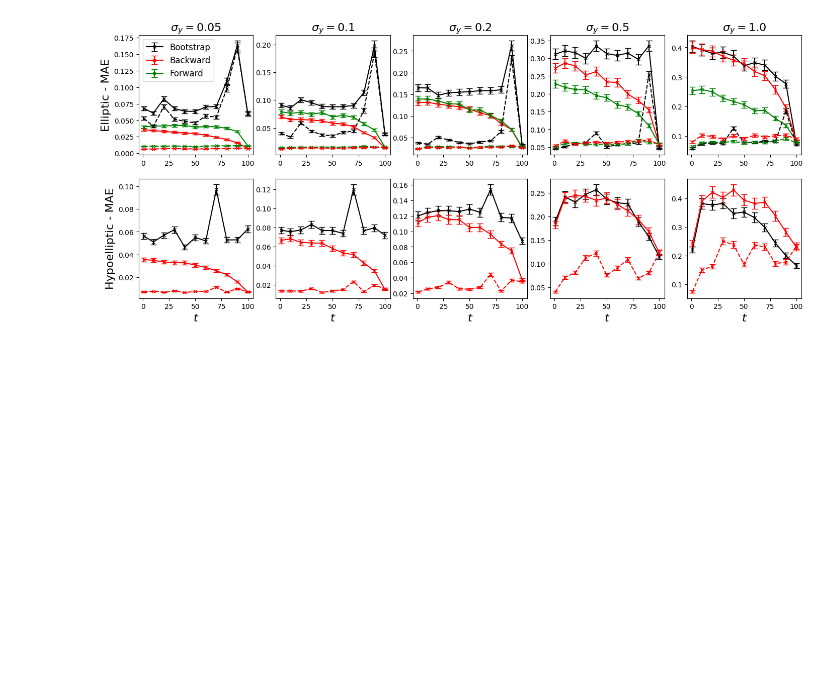
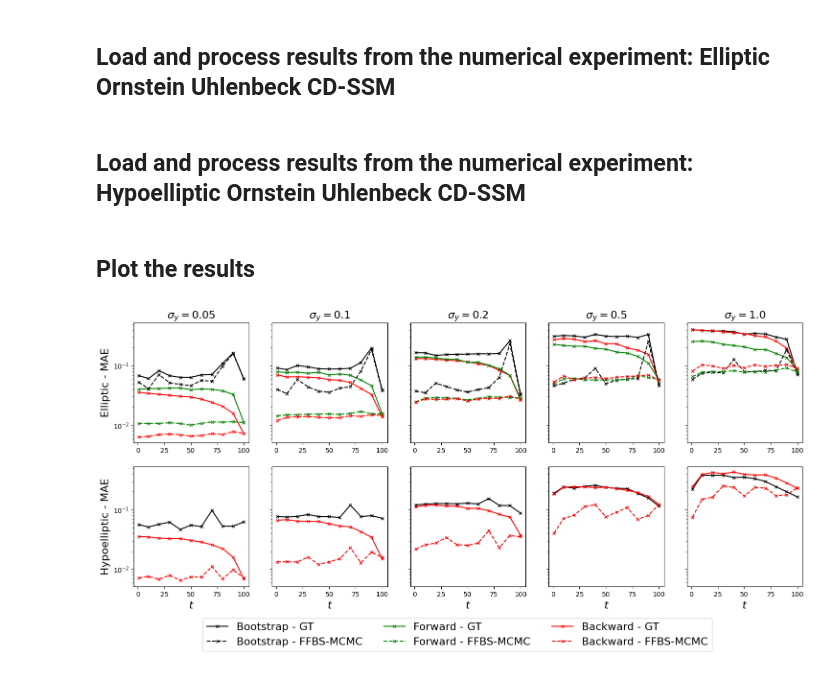
Before and after one commit to chris-stanton50/particles-cdssm, a Jupyter notebook: paper/linear_sde_smoothing/smoothing_experiment_results.ipynb, the cells around one changed output. Cells and saved outputs as stored; diff of their text form; code cells hidden in the pictures; blank space fills up the shorter version.

```diff
--- a/paper/linear_sde_smoothing/smoothing_experiment_results.ipynb
+++ b/paper/linear_sde_smoothing/smoothing_experiment_results.ipynb
@@ -152,18 +10,0 @@ df_3 = df_3[cols]
-# %%
-true_vals_df = df_1
-results_df = pd.concat([df_2, df_3], axis=0)
-# true_vals_df = true_vals_df.set_index('t')
-
-obs_times = df_1.index.to_list()
-
-for t in obs_times:
-    results_df[f'x_{t}_est_1_abs_err'] = np.abs(results_df[f'x_{t}_est_1'] - true_vals_df.loc[t, f'x_t_smth_mean_1'])
-    results_df[f'x_{t}_est_2_abs_err'] = np.abs(results_df[f'x_{t}_est_2'] - true_vals_df.loc[t, f'x_t_smth_mean_2'])
-
-abs_err_df = results_df[['fk'] + [col for col in results_df.columns.tolist() if 'abs_err' in col]].copy()
-cpu_df = results_df[['fk'] + ['cpu']].copy()
-
-mae_df = abs_err_df.groupby('fk').mean()
-mae_std_df = abs_err_df.groupby('fk').std()
-mae_count_df = abs_err_df.groupby('fk').count()
-mae_conf_int_df = stats.norm.ppf(0.975) * mae_std_df / np.sqrt(mae_count_df)
@@ -230,3 +11,5 @@ Plot for the paper: involves multiple CD-SSMs:
+# %% [markdown]
+## Load and process results from the numerical experiment: Elliptic Ornstein Uhlenbeck CD-SSM
 # %%
 run_ids = ['5', '10', '20', '50', '100']
 cdssm_str = 'mv_ou'
@@ -285,6 +68,8 @@ for df_1, df_2, df_3 in zip(dfs_1, dfs_2, dfs_3):
     mv_ou_mae_std_dfs.append(mae_std_df)
     mv_ou_mae_count_dfs.append(mae_count_df)
     mv_ou_mae_conf_int_dfs.append(mae_conf_int_df)
+# %% [markdown]
+## Load and process results from the numerical experiment: Hypoelliptic Ornstein Uhlenbeck CD-SSM
 # %%
 run_ids = ['5', '10', '20', '50', '100']
 cdssm_str = 'iou'
@@ -343,59 +128,72 @@ for df_1, df_2, df_3 in zip(dfs_1, dfs_2, dfs_3):
     iou_mae_std_dfs.append(mae_std_df)
     iou_mae_count_dfs.append(mae_count_df)
     iou_mae_conf_int_dfs.append(mae_conf_int_df)
+# %% [markdown]
+## Plot the results
 # %%
-method_map = {'BootstrapDA': 'Bootstrap', 'BwG_NDBr_OUP': 'Backward', 'FwG_NDBrP': 'Forward', 'BsR_DH': None, 'FwR_DH_NDBrP': None, 'BwR_NDBr_OUP': None}
+method_map = {'BootstrapDA': 'Bootstrap - GT', 'BwG_NDBr_OUP': 'Backward - GT', 'FwG_NDBrP': 'Forward - GT', 'BsR_DH': 'Bootstrap - FFBS-MCMC', 'FwR_DH_NDBrP': 'Forward - FFBS-MCMC', 'BwR_NDBr_OUP': 'Backward - FFBS-MCMC'}
 color_map = {'BootstrapDA': 'black', 'BwG_NDBr_OUP': 'red', 'FwG_NDBrP': 'green', 'BsR_DH': 'black', 'FwR_DH_NDBrP': 'green', 'BwR_NDBr_OUP': 'red'}
-fmt_map = {'BootstrapDA': 'x-', 'BwG_NDBr_OUP': 'x-', 'FwG_NDBrP': 'x-', 'BsR_DH': 'x--', 'FwR_DH_NDBrP': 'x--', 'BwR_NDBr_OUP': 'x--'}
+ls_map = {'BootstrapDA': '-', 'BwG_NDBr_OUP': '-', 'FwG_NDBrP': '-', 'BsR_DH': '--', 'FwR_DH_NDBrP': '--', 'BwR_NDBr_OUP': '--'}
 
 titles = [r'$\sigma_y=0.05$', r'$\sigma_y=0.1$', r'$\sigma_y=0.2$', r'$\sigma_y=0.5$', r'$\sigma_y=1.0$']
 lag=0
 plot_obs_times = np.array(obs_times[lag:]) + 1
 y_label = r'MAE: est of $E[X(s_t)| Y_{1:T}=y_{1:T}]$'
 
-a = 17.; b = 8/20 * a
+a = 18.; b = 9/20 * a
 # plot_df_genealogy = plot_df[plot_df['method'] == 'genealogy']
 # plot_§df_ffbs = plot_df[plot_df['method'] == 'FFBS_MCMC']
-fig, ax = plt.subplots(2, 5, figsize=(a, b), sharey=False)
+fig, ax = plt.subplots(2, 5, figsize=(a, b), sharey=True)
 component = 1
 for j, mae_df, mae_conf_int_df in zip(range(5), mv_ou_mae_dfs, mv_ou_mae_conf_int_dfs):
     plot_mae_df = mae_df[[c for c in mae_df.columns if f'_est_{component}' in c]]
     plot_mae_conf_int_df = mae_conf_int_df[[c for c in mae_df.columns if f'_est_{component}' in c]]
 
     for method in method_map.keys():
         mae = plot_mae_df.loc[method].to_numpy()[lag:]
         mae_err = plot_mae_conf_int_df.loc[method].to_numpy()[lag:]
-        ax[0, j].errorbar(plot_obs_times, mae, yerr=mae_err, fmt=fmt_map[method], label=method_map[method], markersize=5, capsize=4, color=color_map[method])
+        # ax[0, j].errorbar(plot_obs_times, mae, yerr=mae_err, fmt=fmt_map[method], label=method_map[method], markersize=5, capsize=4, color=color_map[method])
+        ax[0, j].plot(plot_obs_times, mae, marker='x', ls=ls_map[method], label=method_map[method], markersize=5, color=color_map[method])
 # ax.plot(plot_obs_times, mae_df.loc['GuidedPF'].to_numpy()[lag:], '--', label='guided', c='grey', linewidth=1.5)
         ax[0, j].set_title(titles[j], fontsize=16)
-# ax.set_yscale('log')
 
 method_map = {'BootstrapDA': 'Bootstrap', 'BwG_NDBr_OUP': 'Backward', 'BwR_NDBr_OUP': None}
+
 
 i=1
 for j, mae_df, mae_conf_int_df in zip(range(5), iou_mae_dfs, iou_mae_conf_int_dfs):
     plot_mae_df = mae_df[[c for c in mae_df.columns if f'_est_{component}' in c]]
     plot_mae_conf_int_df = mae_conf_int_df[[c for c in mae_df.columns if f'_est_{component}' in c]]
 
     for method in method_map.keys():
         mae = plot_mae_df.loc[method].to_numpy()[lag:]
         mae_err = plot_mae_conf_int_df.loc[method].to_numpy()[lag:]
-        ax[i, j].errorbar(plot_obs_times, mae, yerr=mae_err, fmt=fmt_map[method], label=method_map[method], markersize=5, capsize=4, color=color_map[method])
-#     ax[i, j].plot(plot_obs_times, mae_df.loc['GuidedPF'].to_numpy()[lag:], '--', label='guided', c='grey', linewidth=1.5)
-#     ax[i, j].set_yscale('log')
+        # ax[i, j].errorbar(plot_obs_times, mae, yerr=mae_err, fmt=fmt_map[method], label=method_map[method], markersize=5, capsize=4, color=color_map[method])
+        ax[i, j].plot(plot_obs_times, mae, marker='x', ls=ls_map[method], label=method_map[method], markersize=5, color=color_map[method])
 
-# # Make some final tweaks to the plot:
-ax[0, 0].legend(loc='upper left', fontsize=12) #bbox_to_anchor=(0.5, 0.7)
+ax[0, 0].set_yscale('log')
 ax[0, 0].set_ylabel('Elliptic - MAE', fontsize=16)
-# ax[1, 0].legend(bbox_to_anchor=(0.5, 0.78))
+ax[1, 0].set_yscale('log')
 ax[1, 0].set_ylabel('Hypoelliptic - MAE', fontsize=16)
 
 for j in range(5):
     ax[1, j].set_xlabel(r'$t$', fontsize=16)
 
-if savefigs:
-    plt.savefig(f'fig_4_smoothing_results.pdf', bbox_inches='tight')
+
+fig.subplots_adjust(bottom=0.2)
+h, l = ax[0, 0].get_legend_handles_labels()
+
+l_new = [l[0], l[3], l[2], l[4], l[1], l[5]]
+h_new = [h[0], h[3], h[2], h[4], h[1], h[5]]
+
+fig.legend(h_new, l_new,
+           loc='lower center',
+           bbox_to_anchor=(0.5, 0.02),
+           ncol=len(h) // 2,
+           fontsize=16)
+
+if savefig:
+    plt.savefig(f'./figures/fig_3_smoothing_results.pdf', bbox_inches='tight')
 plt.show()
-# plt.show()
 # %% [output]
-[figure, old version]
+[figure, new version]
```
Also changed, not shown: parts of 18 cells of this notebook, 45 other files.
